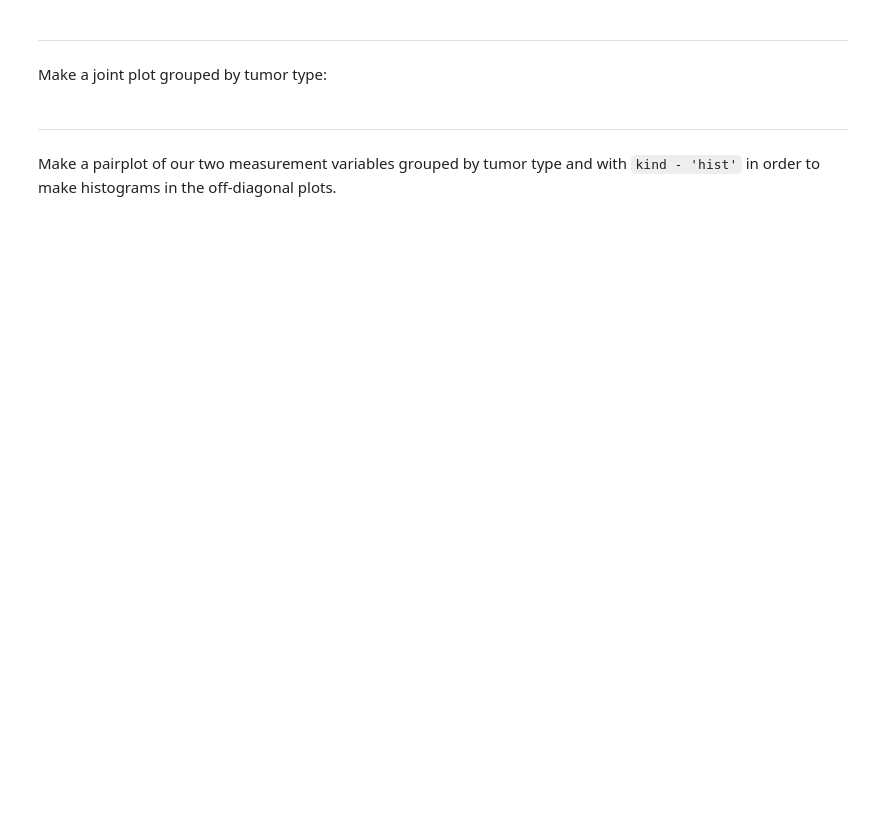
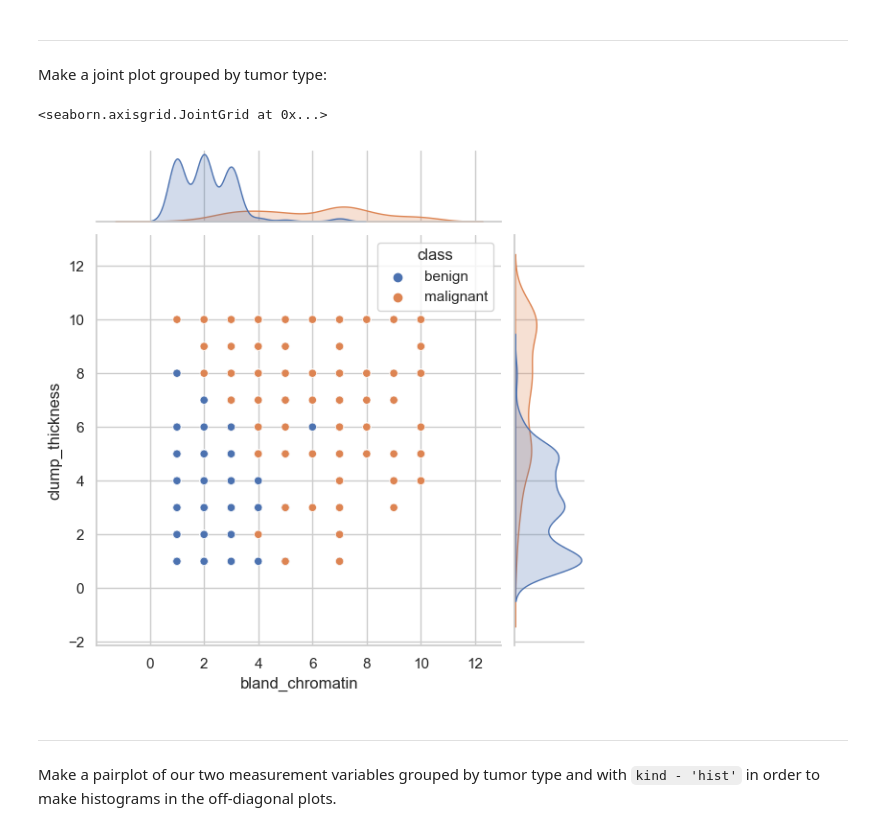
Before and after one commit to rnoodh/psy_data, a Jupyter notebook: week 7/tu14_DataWranglingII.ipynb, the cells around one changed output. Saved outputs shown, nothing was run; the diff lists cells and outputs as text; code cells hidden in the pictures; blank space fills up the shorter version.

```diff
--- a/week 7/tu14_DataWranglingII.ipynb
+++ b/week 7/tu14_DataWranglingII.ipynb
@@ -533,6 +556,11 @@ Make a distribution plot (like a histogram) of bland chromatin values grouped by
 ---
 # %% [markdown]
 Make a joint plot grouped by tumor type:
+# %%
+sns.jointplot(data= bcd, x='bland_chromatin', y='clump_thickness', hue='class')
+# %% [output]
+<seaborn.axisgrid.JointGrid at 0x...>
+[figure, added]
 # %% [markdown]
 ---
 # %% [markdown]
```
Also changed, not shown: parts of 4 cells of this notebook, 4 other files.
